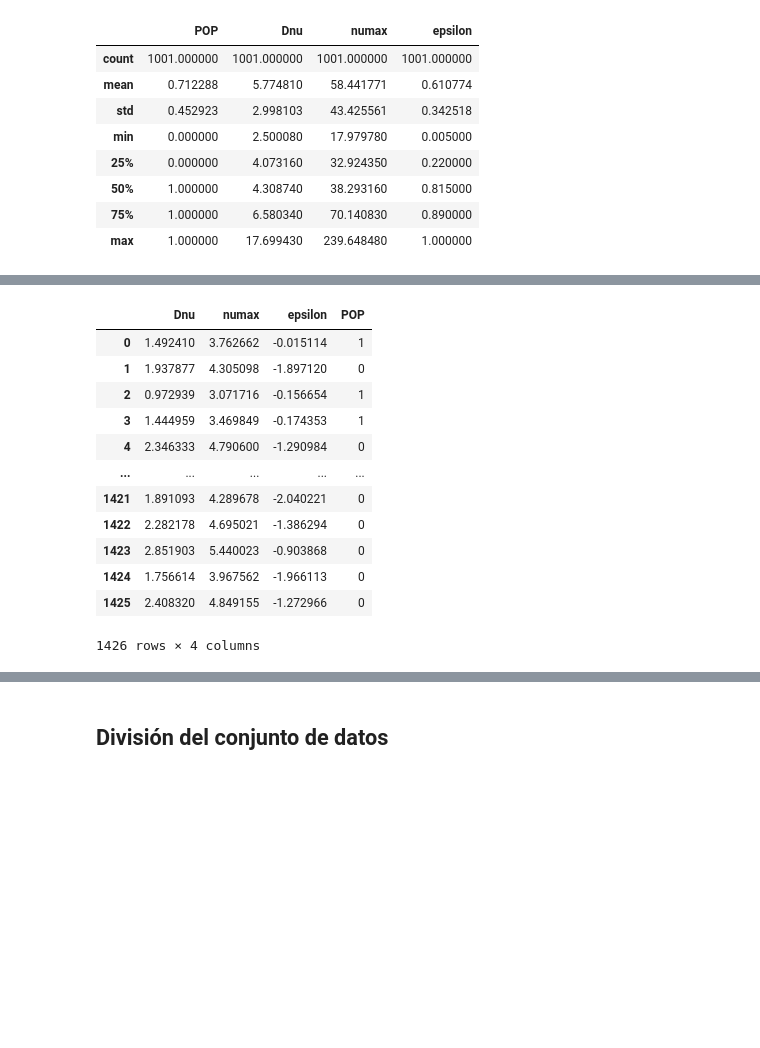
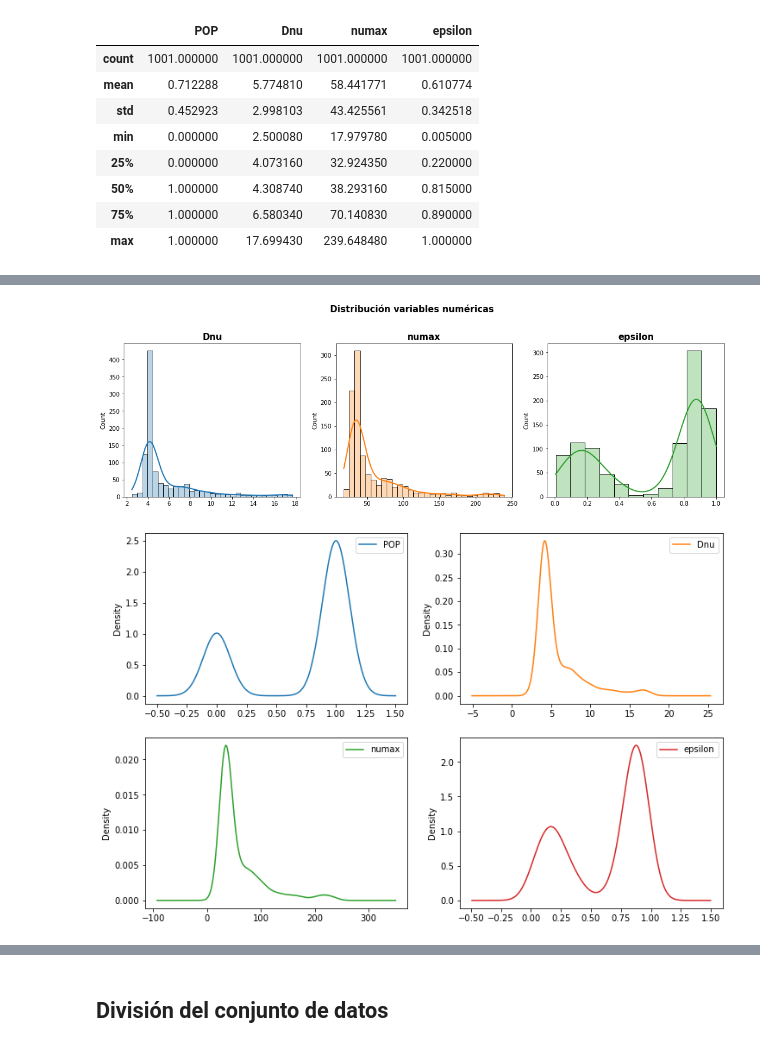
Before and after one commit to Lizzy-Mejia/Asteroseismology_Prediction, a Jupyter notebook: Asteroseismology_Prediction.ipynb, the cells around one changed output, grey strips where cells are left out. Cells and saved outputs as stored; diff of their text form; code cells hidden in the pictures; blank space fills up the shorter version.

```diff
--- a/Asteroseismology_Prediction.ipynb
+++ b/Asteroseismology_Prediction.ipynb
@@ -111,10 +116,3 @@ df.describe()
 | 50% | 1.000000 | 4.308740 | 38.293160 | 0.815000 |
 | 75% | 1.000000 | 6.580340 | 70.140830 | 0.890000 |
 | max | 1.000000 | 17.699430 | 239.648480 | 1.000000 |
-# %%
-# Validación de correlaciones
-correlation = df.corr()
-fig1 = plt.figure (figsize = (15,7))
-ax = fig1.add_subplot(111)
-df.plot = sns.heatmap(correlation, cmap="YlGnBu", annot=True)
-plt.show()
@@ -309,19 +119,44 @@ res = stats.probplot(X_Ros['epsilon'], plot = plt)
-# %%
-# Unimos nuevamente la variable de salida al dataset para poder realizar la división de los datos
-data_clean= pd.concat([X_Ros,y_Ros], axis=1,sort=True)
-# Visualizamos los cambios aplicados
-data_clean
-# %% [output]
-|  | Dnu | numax | epsilon | POP |
-| 0 | 1.492410 | 3.762662 | -0.015114 | 1 |
-| 1 | 1.937877 | 4.305098 | -1.897120 | 0 |
-| 2 | 0.972939 | 3.071716 | -0.156654 | 1 |
-| 3 | 1.444959 | 3.469849 | -0.174353 | 1 |
-| 4 | 2.346333 | 4.790600 | -1.290984 | 0 |
-| ... | ... | ... | ... | ... |
-| 1421 | 1.891093 | 4.289678 | -2.040221 | 0 |
-| 1422 | 2.282178 | 4.695021 | -1.386294 | 0 |
-| 1423 | 2.851903 | 5.440023 | -0.903868 | 0 |
-| 1424 | 1.756614 | 3.967562 | -1.966113 | 0 |
-| 1425 | 2.408320 | 4.849155 | -1.272966 | 0 |
-1426 rows × 4 columns
+# %%
+# Gráficas de distribución para cada variable numérica continua
+# Ajustar número de subplots en función del número de columnas
+fig2, axes = plt.subplots(nrows=1, ncols=3, figsize=(15, 5))
+axes = axes.flat
+# Seleccionamos el tipo de variable a gráficar
+columnas_numeric = df.select_dtypes(include=['float64', 'int']).columns
+# Se elimina la variable de salida
+columnas_numeric = columnas_numeric.drop('POP')
+# Recorremos cada columna seleccionada
+for i, colum in enumerate(columnas_numeric):
+    # Gráficamos cada columna
+    sns.histplot(
+        data    = df,
+        x       = colum,
+        stat    = "count",
+        kde     = True,
+        color   = (list(plt.rcParams['axes.prop_cycle'])*2)[i]["color"],
+        line_kws= {'linewidth': 2},
+        alpha   = 0.3,
+        ax      = axes[i]
+    )
+    axes[i].set_title(colum, fontsize = 15, fontweight = "bold")
+    axes[i].tick_params(labelsize = 10)
+    axes[i].set_xlabel("")
+
+# Se eliminan los axes vacíos
+#for i in [5]:
+#    fig.delaxes(axes[i])
+
+fig2.tight_layout()
+plt.subplots_adjust(top = 0.8)
+fig2.suptitle('Distribución variables numéricas', fontsize = 15, fontweight = "bold");
+# %% [output]
+[figure, added]
+# %%
+# Gráficas de densidad para cada variable
+fig = plt.figure (figsize = (12,8))
+ax = fig.gca()
+den=pd.DataFrame(df)
+den.plot(ax =ax, kind='density', subplots = True, layout =(2,2), sharex = False)
+plt.show()
+# %% [output]
+[figure, added]
```
Also changed, not shown: parts of 82 cells of this notebook.
